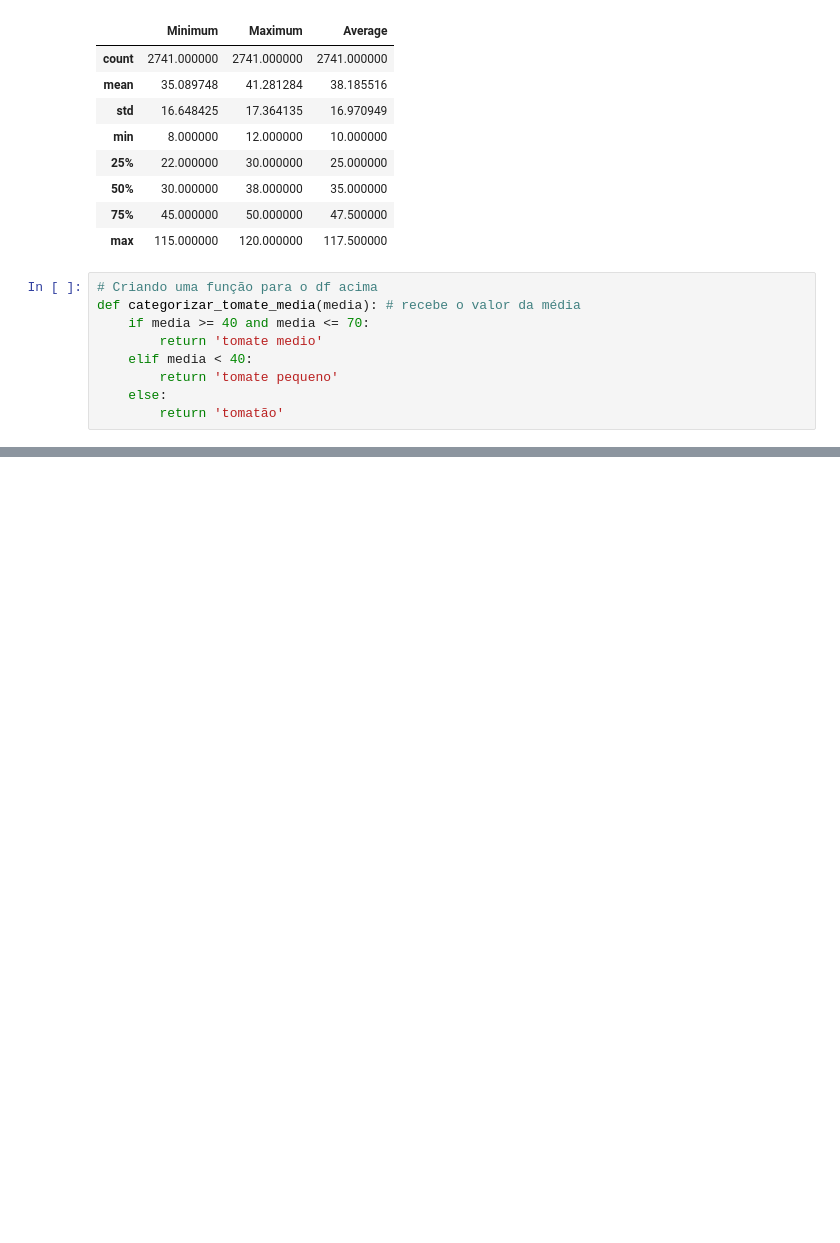
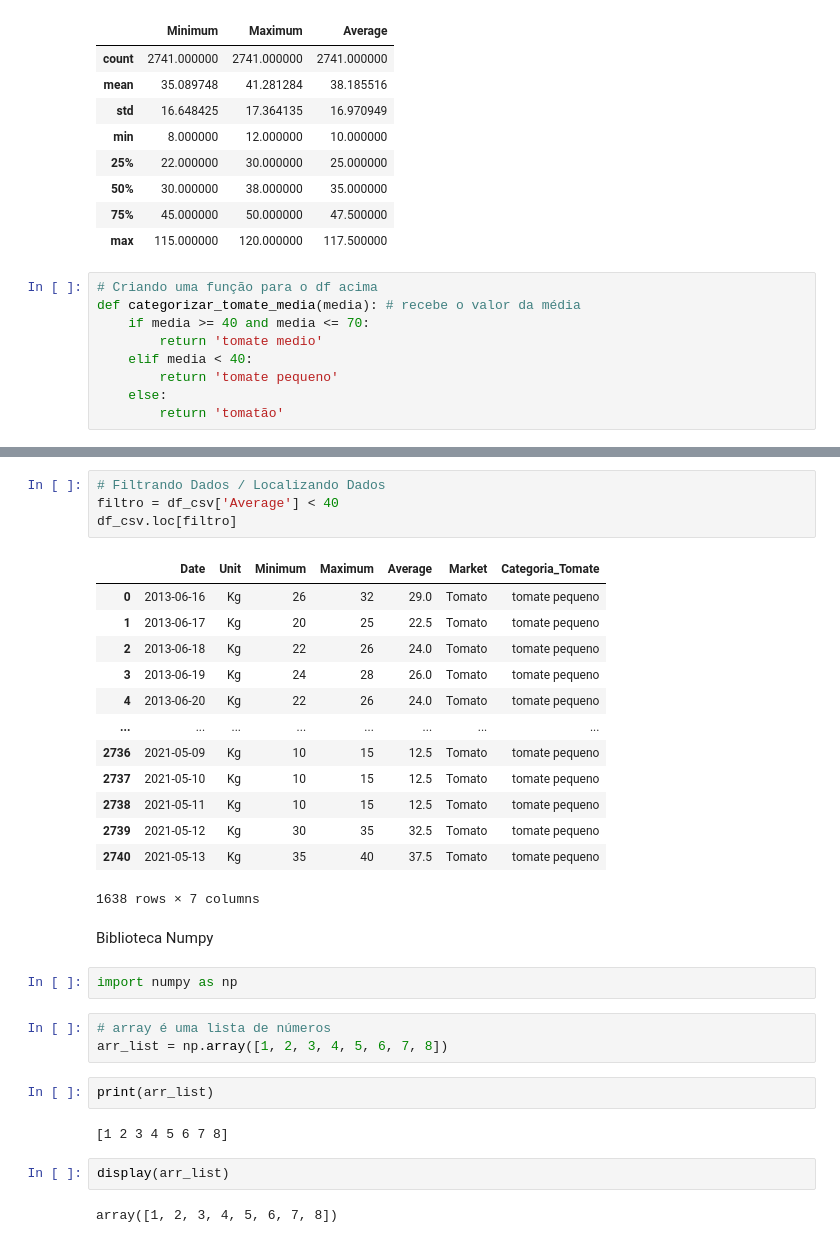
Before and after one commit to DeboraPascoarelli/FIAP_F2A02_ANALISE_EXPLORATORIA_DE_DADOS_EDA, a Jupyter notebook: Aula_01_Bibliotecas_Fundamentais.ipynb, the cells around one changed output, grey strips where cells are left out. Saved outputs shown, nothing was run; the diff lists cells and outputs as text; blank space fills up the shorter version.

```diff
--- a/Aula_01_Bibliotecas_Fundamentais.ipynb
+++ b/Aula_01_Bibliotecas_Fundamentais.ipynb
@@ -136,0 +150,33 @@ df_csv.head()
+# %%
+# Filtrando Dados / Localizando Dados
+filtro = df_csv['Average'] < 40
+df_csv.loc[filtro]
+# %% [output]
+|  | Date | Unit | Minimum | Maximum | Average | Market | Categoria_Tomate |
+| 0 | 2013-06-16 | Kg | 26 | 32 | 29.0 | Tomato | tomate pequeno |
+| 1 | 2013-06-17 | Kg | 20 | 25 | 22.5 | Tomato | tomate pequeno |
+| 2 | 2013-06-18 | Kg | 22 | 26 | 24.0 | Tomato | tomate pequeno |
+| 3 | 2013-06-19 | Kg | 24 | 28 | 26.0 | Tomato | tomate pequeno |
+| 4 | 2013-06-20 | Kg | 22 | 26 | 24.0 | Tomato | tomate pequeno |
+| ... | ... | ... | ... | ... | ... | ... | ... |
+| 2736 | 2021-05-09 | Kg | 10 | 15 | 12.5 | Tomato | tomate pequeno |
+| 2737 | 2021-05-10 | Kg | 10 | 15 | 12.5 | Tomato | tomate pequeno |
+| 2738 | 2021-05-11 | Kg | 10 | 15 | 12.5 | Tomato | tomate pequeno |
+| 2739 | 2021-05-12 | Kg | 30 | 35 | 32.5 | Tomato | tomate pequeno |
+| 2740 | 2021-05-13 | Kg | 35 | 40 | 37.5 | Tomato | tomate pequeno |
+1638 rows × 7 columns
+# %% [markdown]
+Biblioteca Numpy
+# %%
+import numpy as np
+# %%
+# array é uma lista de números
+arr_list = np.array([1, 2, 3, 4, 5, 6, 7, 8])
+# %%
+print(arr_list)
+# %% [output]
+[1 2 3 4 5 6 7 8]
+# %%
+display(arr_list)
+# %% [output]
+array([1, 2, 3, 4, 5, 6, 7, 8])
```
Also changed, not shown: parts of 9 cells of this notebook.
